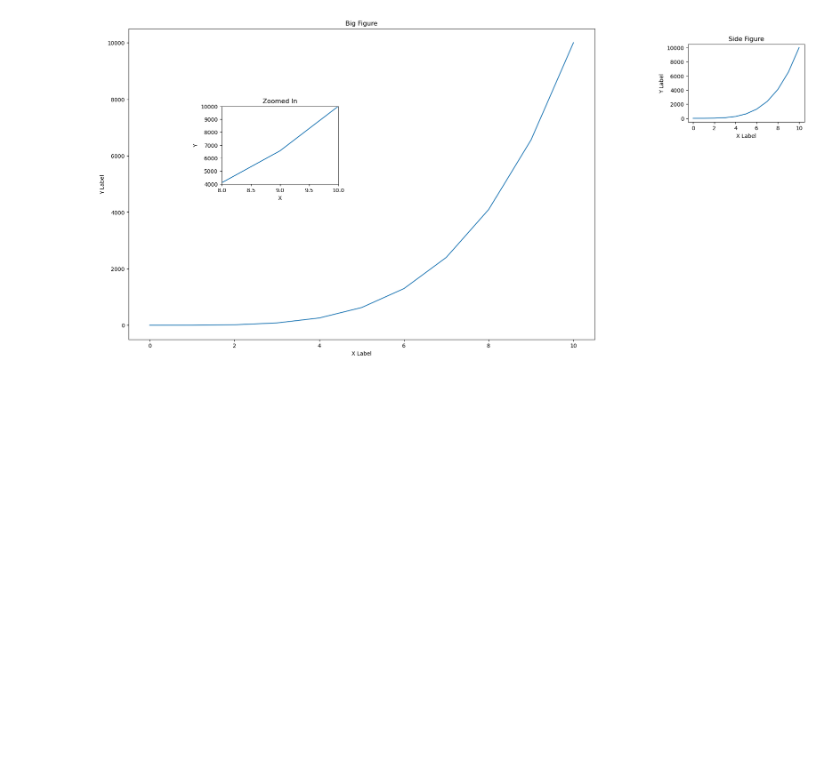
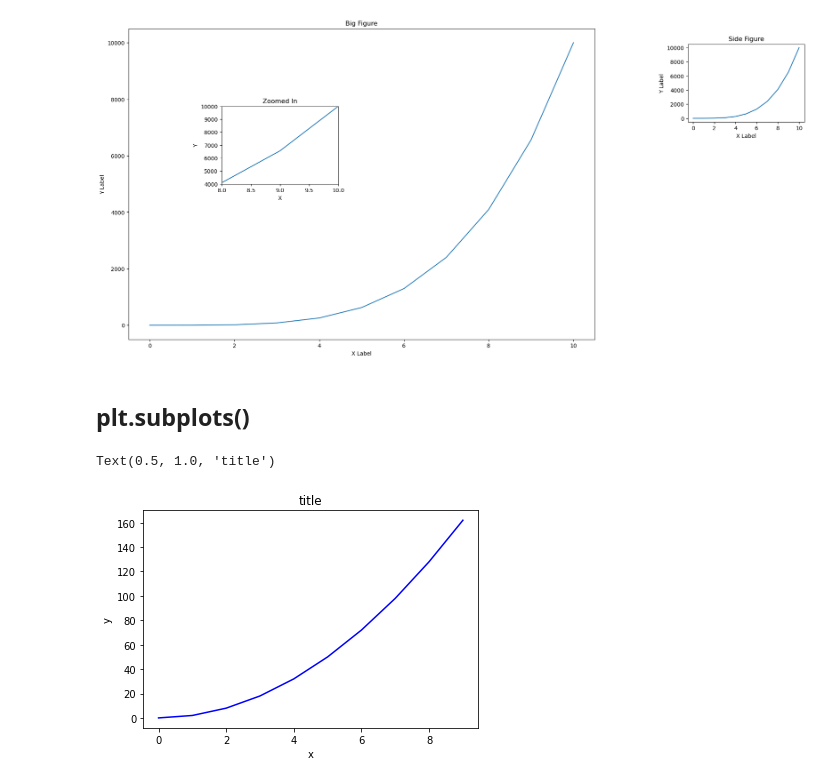
Before and after one commit to charlenelolo/plot_with-matplotlib, a Jupyter notebook: plot_with_matplotlib.ipynb, the cells around one changed output. Cells and saved outputs as stored; diff of their text form; code cells hidden in the pictures; blank space fills up the shorter version.

```diff
--- a/plot_with_matplotlib.ipynb
+++ b/plot_with_matplotlib.ipynb
@@ -92,3 +92,15 @@ axes3.set_title('Side Figure')
 fig.savefig('figure.png', bbox_inches='tight')
 # %% [output]
 [figure]
+# %% [markdown]
+## plt.subplots()
+# %%
+fig, axes = plt.subplots()
+
+axes.plot(x,y, 'b')
+axes.set_xlabel('x')
+axes.set_ylabel('y')
+axes.set_title('title')
+# %% [output]
+Text(0.5, 1.0, 'title')
+[figure, added]
```
Also changed, not shown: parts of 1 cell of this notebook.
